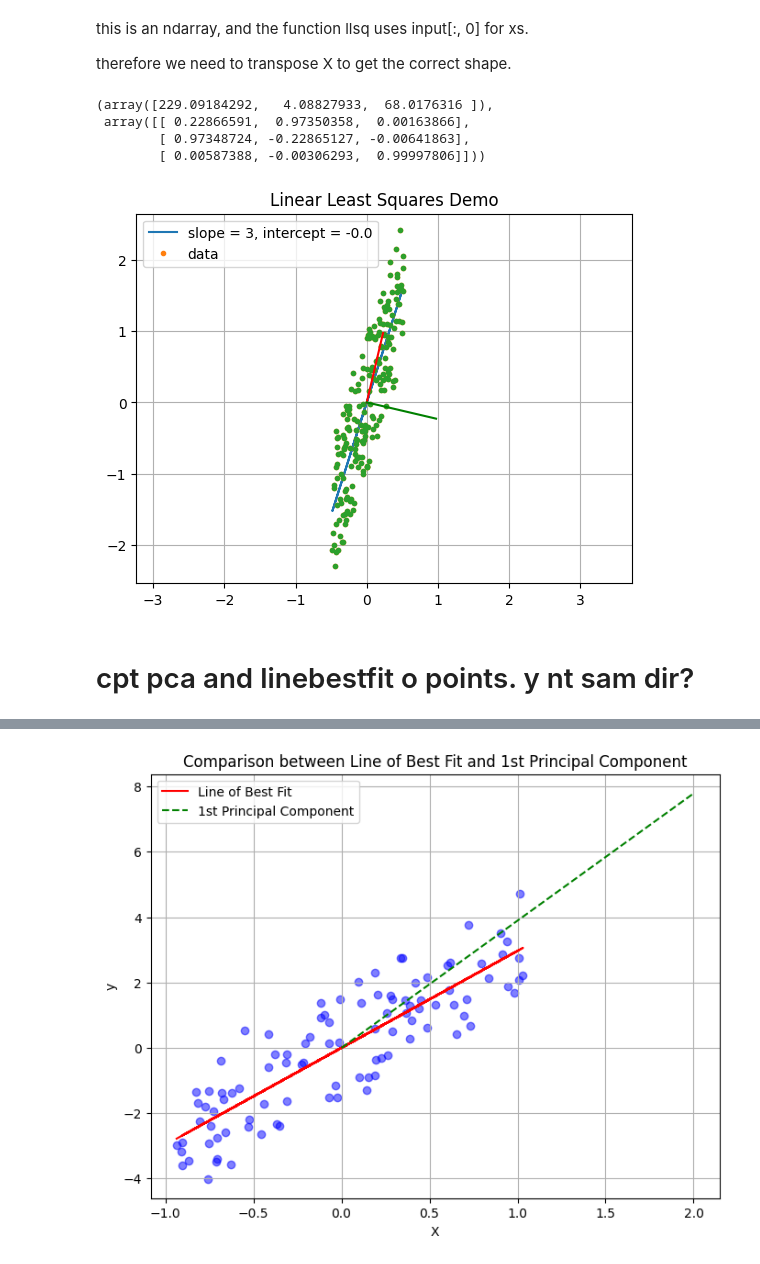
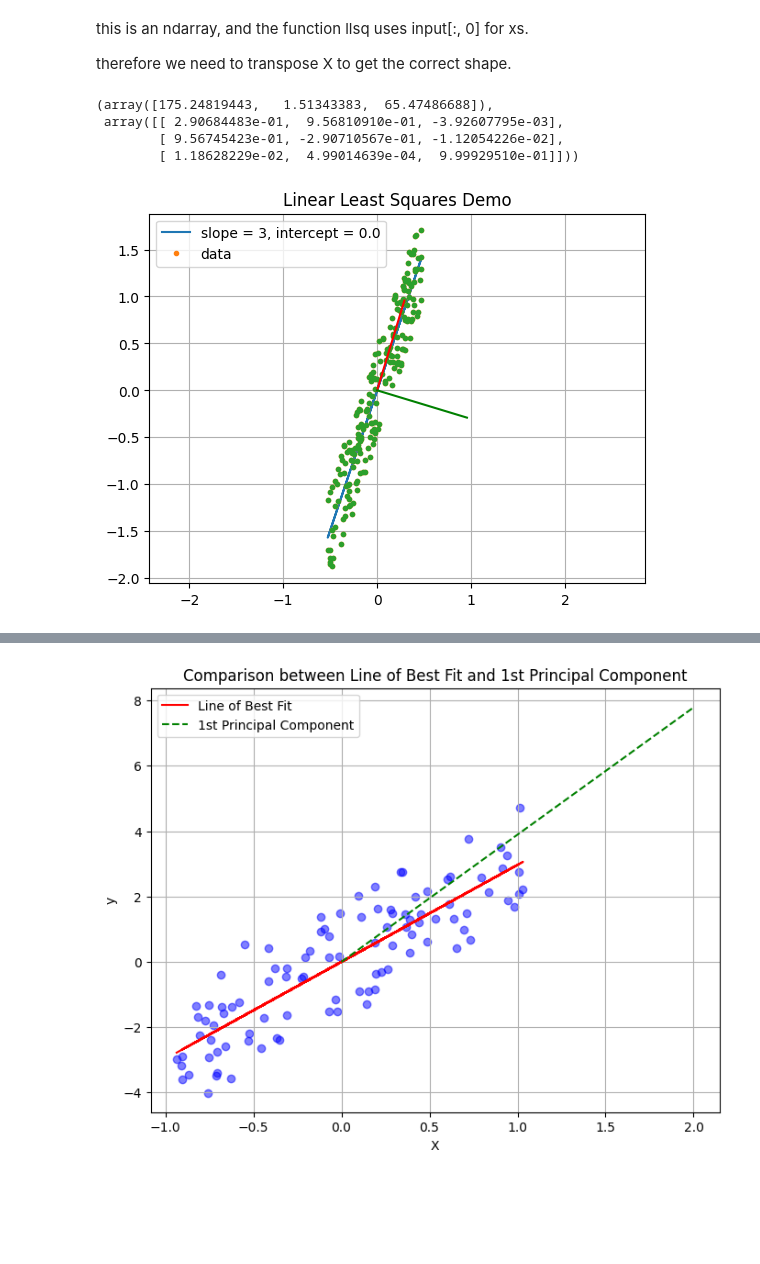
Before and after one commit to jackbullen/Math-248, a Jupyter notebook: Labs/Week 7/Lab-19-Oct-19.ipynb, the cells around one changed output, grey strips where cells are left out. Saved outputs shown, nothing was run; the diff lists cells and outputs as text; code cells hidden in the pictures; blank space fills up the shorter version.

```diff
--- a/Labs/Week 7/Lab-19-Oct-19.ipynb
+++ b/Labs/Week 7/Lab-19-Oct-19.ipynb
@@ -6,7 +6,7 @@ import matplotlib.pyplot as plt
 # %%
 X = np.random.rand(202, 3)
 
-X[:, 1] = 2*X[:, 1] + ((3*X[:, 0]+2) + 1)
+X[:, 1] = X[:, 1] + 3*X[:, 0] + 2 # y = 3(x+2) + uniform(0, 1)
 
 plt.plot(X[:, 0], X[:, 1], '.')
 # %% [output]
@@ -41,5 +41,5 @@ plt.axis('equal')
 # %%
-def pax(X):
+def get_pc(X):
     '''
         Return eigenvalues and eigenvectors of the covariance matrix
     '''
@@ -69,8 +65,3 @@ when $y(x_i) = ax + b$ we minimize
 $$
 \sum_{i=0}^{n} (ax_i + b - y_i)^2
 $$
-# %%
-f = first_component
-s = second_component
-
-f,s
@@ -130,12 +107,10 @@ this is an ndarray, and the function llsq uses input[:, 0] for xs.
 therefore we need to transpose X to get the correct shape.
 # %%
 llsq(X)
-pax(X)
+get_pc(X)
 # %% [output]
-(array([229.09184292,   4.08827933,  68.0176316 ]),
- array([[ 0.22866591,  0.97350358,  0.00163866],
-        [ 0.97348724, -0.22865127, -0.00641863],
-        [ 0.00587388, -0.00306293,  0.99997806]]))
+(array([175.24819443,   1.51343383,  65.47486688]),
+ array([[ 2.90684483e-01,  9.56810910e-01, -3.92607795e-03],
+        [ 9.56745423e-01, -2.90710567e-01, -1.12054226e-02],
+        [ 1.18628229e-02,  4.99014639e-04,  9.99929510e-01]]))
-[figure, old version]
+[figure, new version]
-# %% [markdown]
-# cpt pca and linebestfit o points. y nt sam dir?
```
Also changed, not shown: parts of 43 cells of this notebook.
